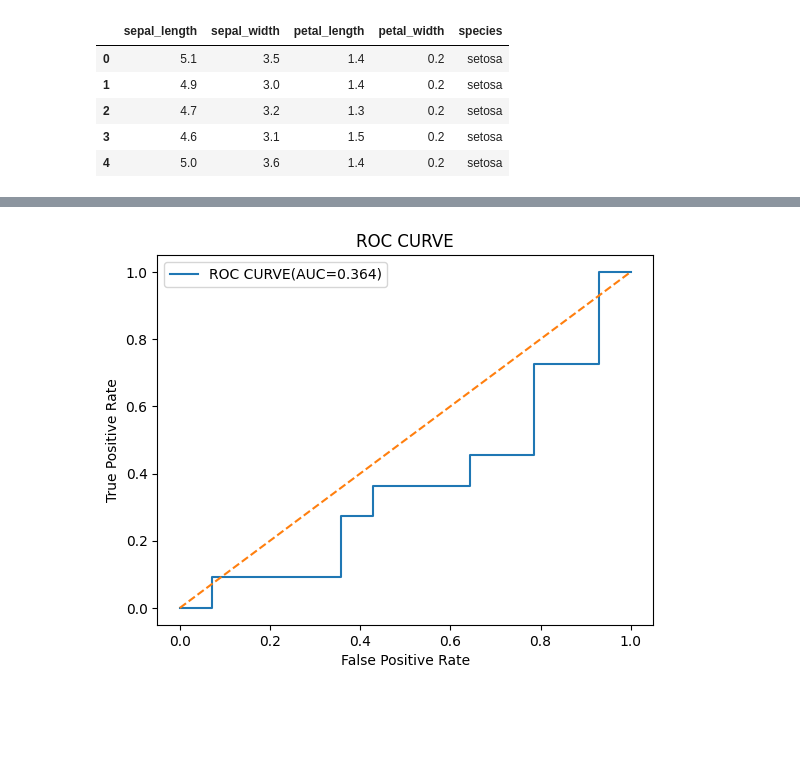
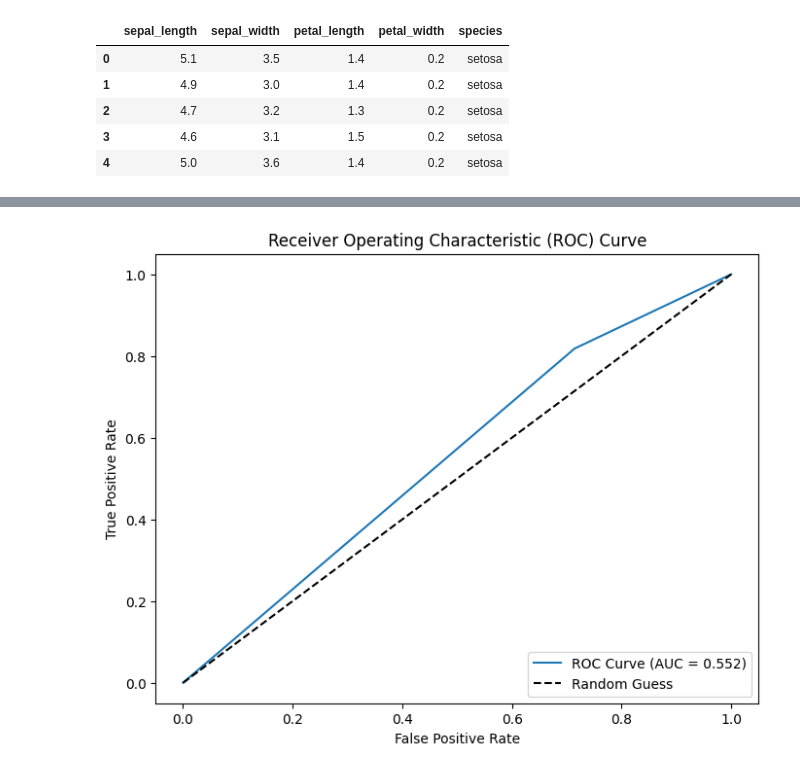
Before and after one commit to anmolS-1104/SML, a Jupyter notebook: SML /Exp7/Exp7part1.ipynb, the cells around one changed output, grey strips where cells are left out. Drawn from its saved outputs; the diff is of its cells as text; code cells hidden in the pictures; blank space fills up the shorter version.

```diff
--- a/SML /Exp7/Exp7part1.ipynb
+++ b/SML /Exp7/Exp7part1.ipynb
@@ -176,12 +184,3 @@ X_train,X_test,y_train,y_test = train_test_split(X,y,test_size=0.25,random_state
 sc = StandardScaler()
 X_train= sc.fit_transform(X_train)
 X_test= sc.transform(X_test)
-# %%
-from sklearn.linear_model import LogisticRegression
-
-model = LogisticRegression(
-
-    solver = 'lbfgs',
-    max_iter=1000
-)
-model.fit(X_train,y_train)
@@ -190,5 +220,6 @@ LogisticRegression(max_iter=1000)
 # %%
-y_pred = model.predict(X_test)
+best_model = grid.best_estimator_
+y_pred = best_model.predict(X_test_scaled)
 # %%
 from sklearn.metrics import accuracy_score
 print("Accuracy:",accuracy_score(y_test,y_pred))
@@ -220,14 +255,18 @@ plt.show()
 # %%
-fpr,tpr,thresholds=roc_curve(y_test,y_prob)
-roc_auc = roc_auc_score(y_test,y_prob)
 
-plt.figure()
-plt.plot(fpr,tpr,label=f"ROC CURVE(AUC={roc_auc:.3f})")
-plt.plot([0,1],[0,1],linestyle='--')
-plt.xlabel('False Positive Rate')
-plt.ylabel('True Positive Rate')
-plt.title('ROC CURVE')
-plt.legend()
+
+# 3. Calculate metrics
+fpr, tpr, thresholds = roc_curve(y_test, y_pred)
+auc_value = roc_auc_score(y_test, y_pred)
+
+# 4. Plot
+plt.figure(figsize=(8, 6))
+plt.plot(fpr, tpr, label=f"ROC Curve (AUC = {auc_value:.3f})")
+plt.plot([0, 1], [0, 1], 'k--', label="Random Guess")
+plt.xlabel("False Positive Rate")
+plt.ylabel("True Positive Rate")
+plt.title("Receiver Operating Characteristic (ROC) Curve")
+plt.legend(loc="lower right")
 plt.show()
 # %% [output]
-[figure, old version]
+[figure, new version]
```
Also changed, not shown: parts of 7 cells of this notebook, 1 other file.
